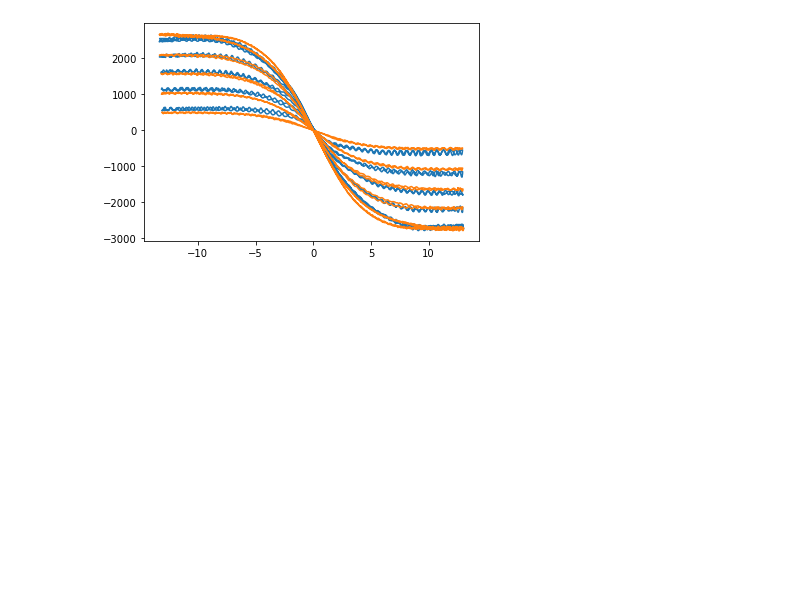
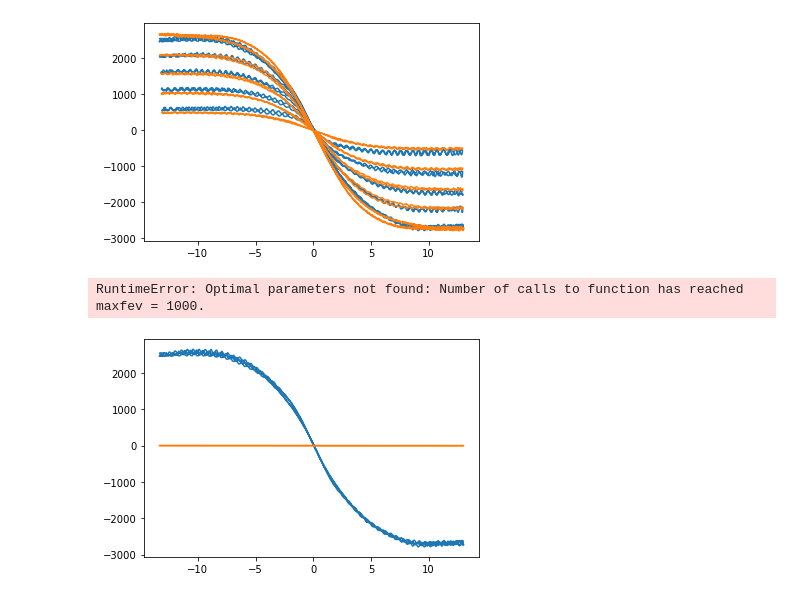
Before and after one commit to kierancoz/tire_analysis, a Jupyter notebook: pacejka_test_fitting.ipynb, the cells around one changed output. Saved outputs shown, nothing was run; the diff lists cells and outputs as text; code cells hidden in the pictures; blank space fills up the shorter version.

```diff
--- a/pacejka_test_fitting.ipynb
+++ b/pacejka_test_fitting.ipynb
@@ -41,4 +41,8 @@ for variable, info in variable_sweeps.items():
 def pajeka_lat_forc_94(X, E, C, B, D):
     x = [row["FZ"] * D * sin(C * atan(B * row["SA"] - E * (B * row["SA"] - atan(B * row["SA"])))) for _, row in X.iterrows()]
     return x
+# %%
+def pajeka_lat_forc_test(slip_angles, E, C, B, D):
+    thetas = [(1 - E) * (x) + E / B * atan(B * (x)) for x in slip_angles]
+    return [D*sin(C * atan(B * x)) for x in thetas]
 # %%
@@ -63,3 +65,16 @@ plt.plot(temp_df["SA"], pajeka_lat_forc_94(temp_df, *output[0]))
 plt.show()
 # %% [output]
 [figure]
+# %%
+temp_df2 = temp_df[temp_df["load"] == variable_sweeps["load"]["count"].idxmax()]
+output2 = optimize.curve_fit(pajeka_lat_forc_test, temp_df2["FY"], temp_df2["SA"], output[0])
+print("Coefficients:",*output2[0])
+# %% [output]
+RuntimeError: Optimal parameters not found: Number of calls to function has reached maxfev = 1000.
+# %%
+plt.plot(temp_df2["SA"], temp_df2["FY"])
+output2 = output2 if 'output2' in vars() else [[1, 1, 1, 1]]
+plt.plot(temp_df2["SA"], pajeka_lat_forc_test(temp_df2["FY"], *output2[0]))
+plt.show()
+# %% [output]
+[figure, added]
```
Also changed, not shown: parts of 4 cells of this notebook.
